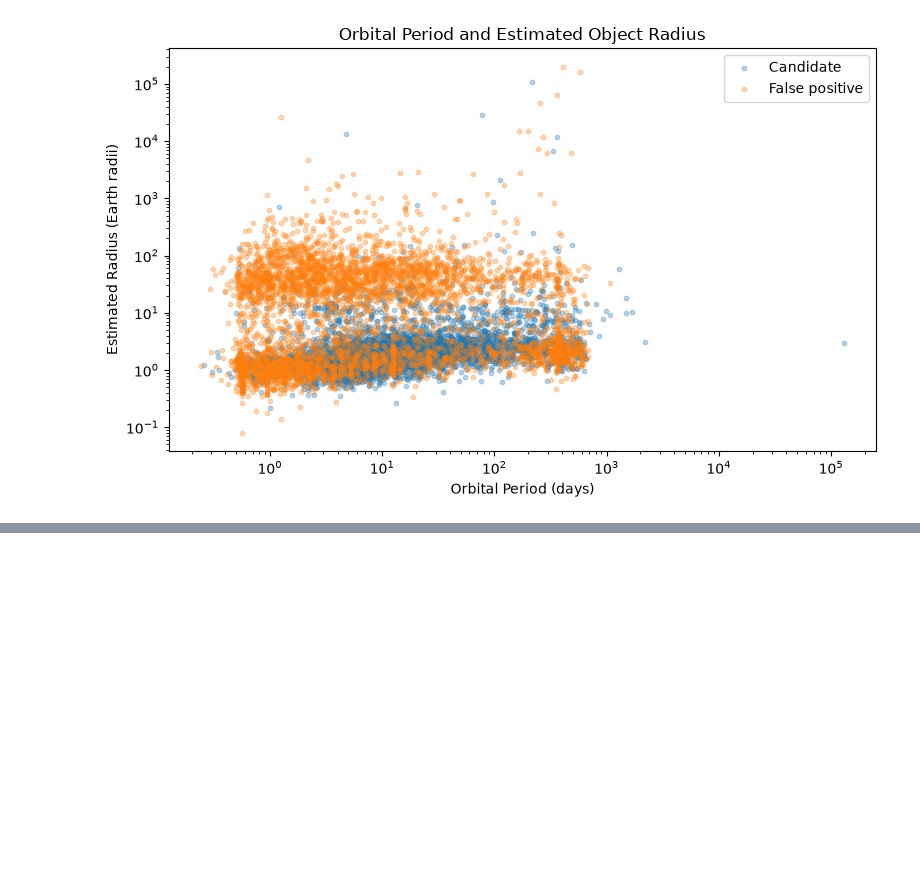
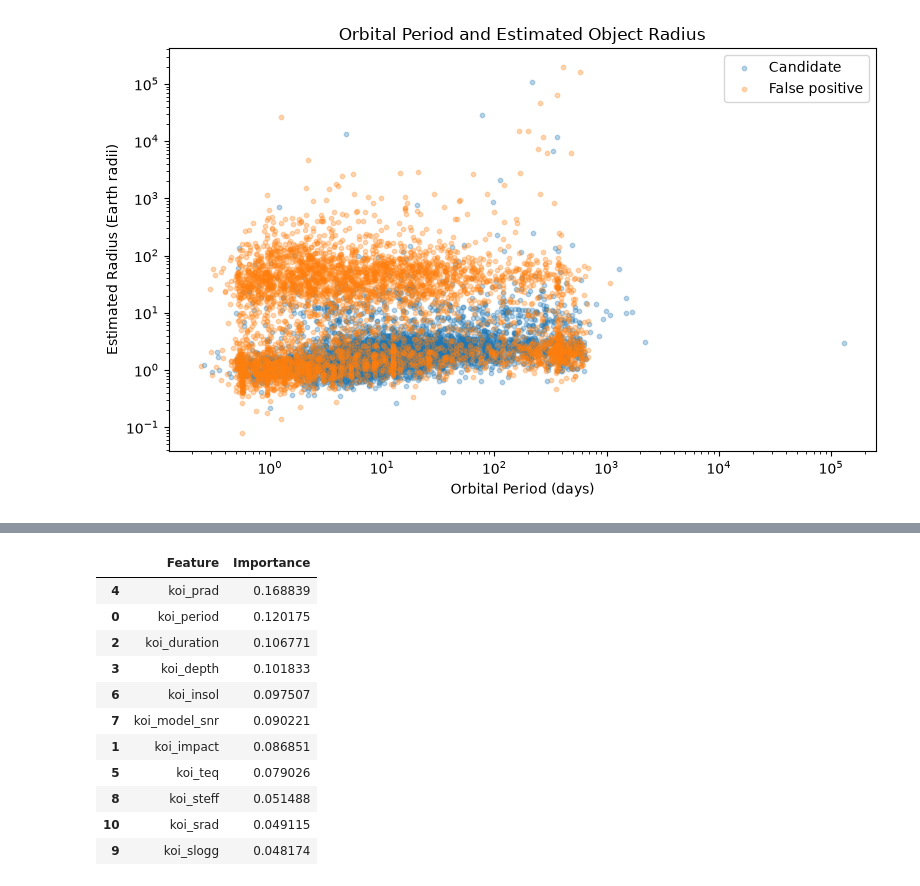
Before and after one commit to adritanotadorito/nasa-koi-ml, a Jupyter notebook: main.ipynb, the cells around one changed output, grey strips where cells are left out. Saved outputs shown, nothing was run; the diff lists cells and outputs as text; code cells hidden in the pictures; blank space fills up the shorter version.

```diff
--- a/main.ipynb
+++ b/main.ipynb
@@ -114,0 +142,3 @@ plt.show()
+# %%
+first_split = GroupShuffleSplit(n_splits=1, train_size=0.70, random_state=42)
+train_indices, temporary_indices = next(first_split.split(X, y, groups=groups))
@@ -114,0 +288,18 @@ plt.show()
+# %%
+forest_classifier = random_forest_model.named_steps["classifier"]
+feature_importance = pd.DataFrame({"Feature": features,"Importance": forest_classifier.feature_importances_})
+feature_importance = feature_importance.sort_values("Importance",ascending=False)
+feature_importance
+# %% [output]
+|  | Feature | Importance |
+| 4 | koi_prad | 0.168839 |
+| 0 | koi_period | 0.120175 |
+| 2 | koi_duration | 0.106771 |
+| 3 | koi_depth | 0.101833 |
+| 6 | koi_insol | 0.097507 |
+| 7 | koi_model_snr | 0.090221 |
+| 1 | koi_impact | 0.086851 |
+| 5 | koi_teq | 0.079026 |
+| 8 | koi_steff | 0.051488 |
+| 10 | koi_srad | 0.049115 |
+| 9 | koi_slogg | 0.048174 |
```
Also changed, not shown: parts of 18 cells of this notebook.
